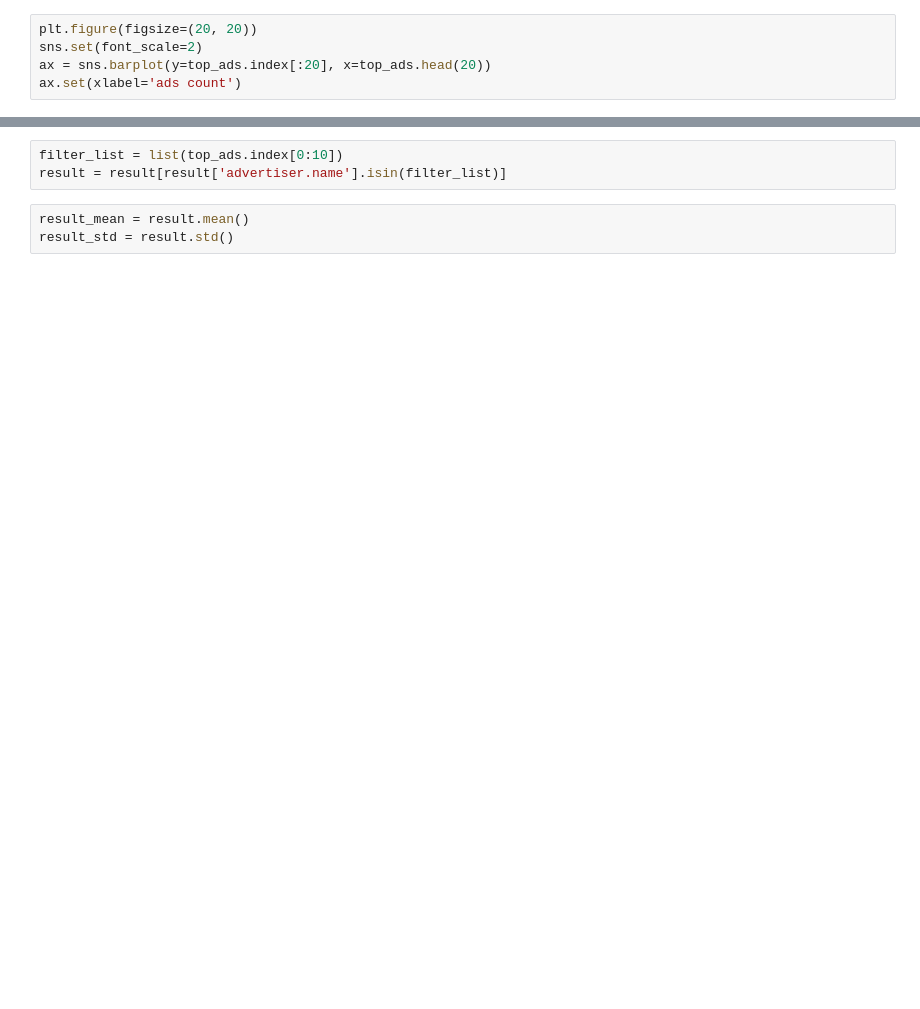
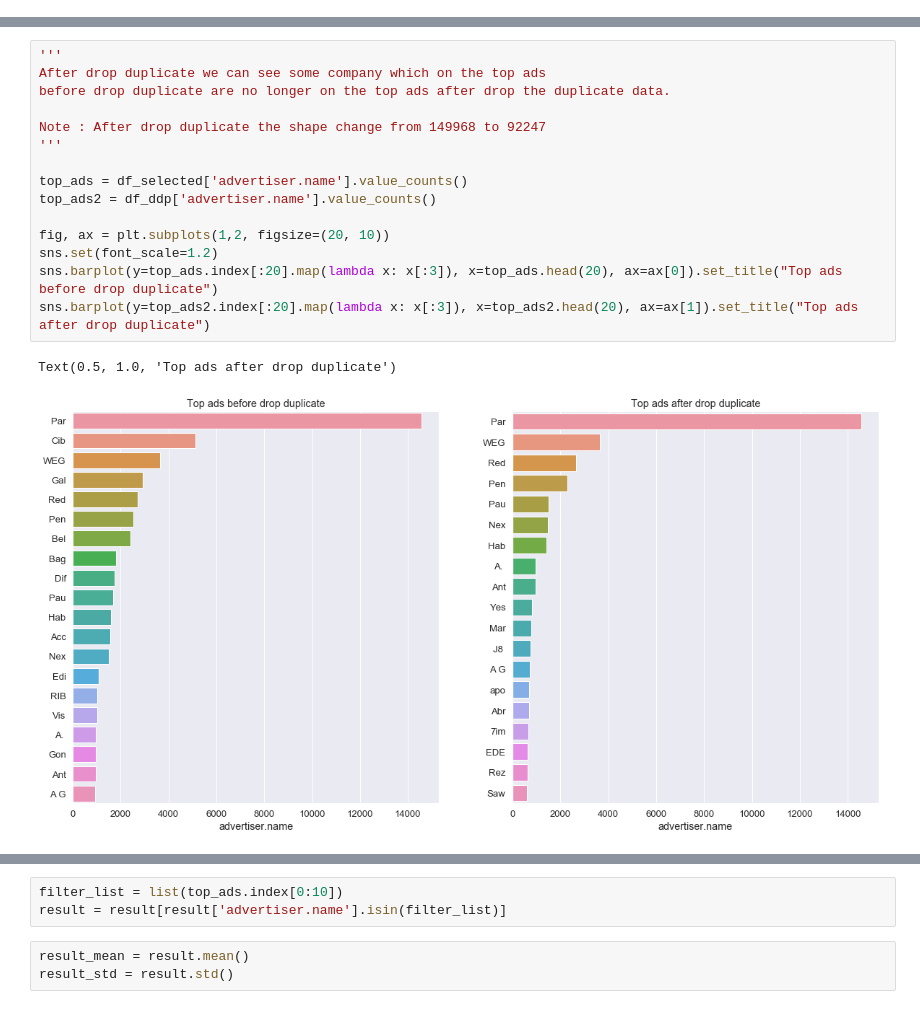
Before and after one commit to nuttheguitar/realties_datasprints, a Jupyter notebook: EDA.ipynb, the cells around one changed output, grey strips where cells are left out. Drawn from its saved outputs; the diff is of its cells as text; blank space fills up the shorter version.

Commit message:
after last commit

```diff
--- a/EDA.ipynb
+++ b/EDA.ipynb
@@ -115,5 +0,0 @@ top_ads = df_selected['advertiser.name'].value_counts()
-# %%
-plt.figure(figsize=(20, 20))
-sns.set(font_scale=2)
-ax = sns.barplot(y=top_ads.index[:20], x=top_ads.head(20))
-ax.set(xlabel='ads count')
@@ -169,0 +114,18 @@ top_ads_cat = df_selected.groupby(['advertiser.name'], as_index=False).count()
+# %%
+'''
+After drop duplicate we can see some company which on the top ads
+before drop duplicate are no longer on the top ads after drop the duplicate data.
+
+Note : After drop duplicate the shape change from 149968 to 92247
+'''
+
+top_ads = df_selected['advertiser.name'].value_counts()
+top_ads2 = df_ddp['advertiser.name'].value_counts()
+
+fig, ax = plt.subplots(1,2, figsize=(20, 10))
+sns.set(font_scale=1.2)
+sns.barplot(y=top_ads.index[:20].map(lambda x: x[:3]), x=top_ads.head(20), ax=ax[0]).set_title("Top ads before drop duplicate")
+sns.barplot(y=top_ads2.index[:20].map(lambda x: x[:3]), x=top_ads2.head(20), ax=ax[1]).set_title("Top ads after drop duplicate")
+# %% [output]
+Text(0.5, 1.0, 'Top ads after drop duplicate')
+[figure, added]
```
Also changed, not shown: parts of 181 cells of this notebook, 7 other files.
